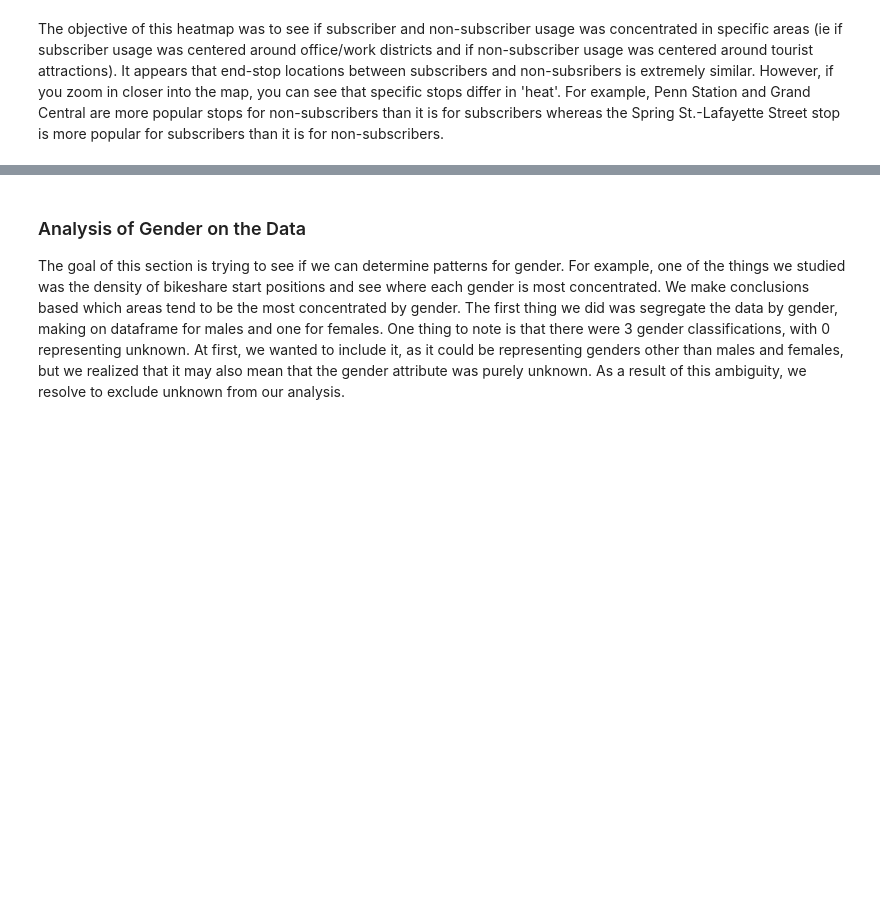
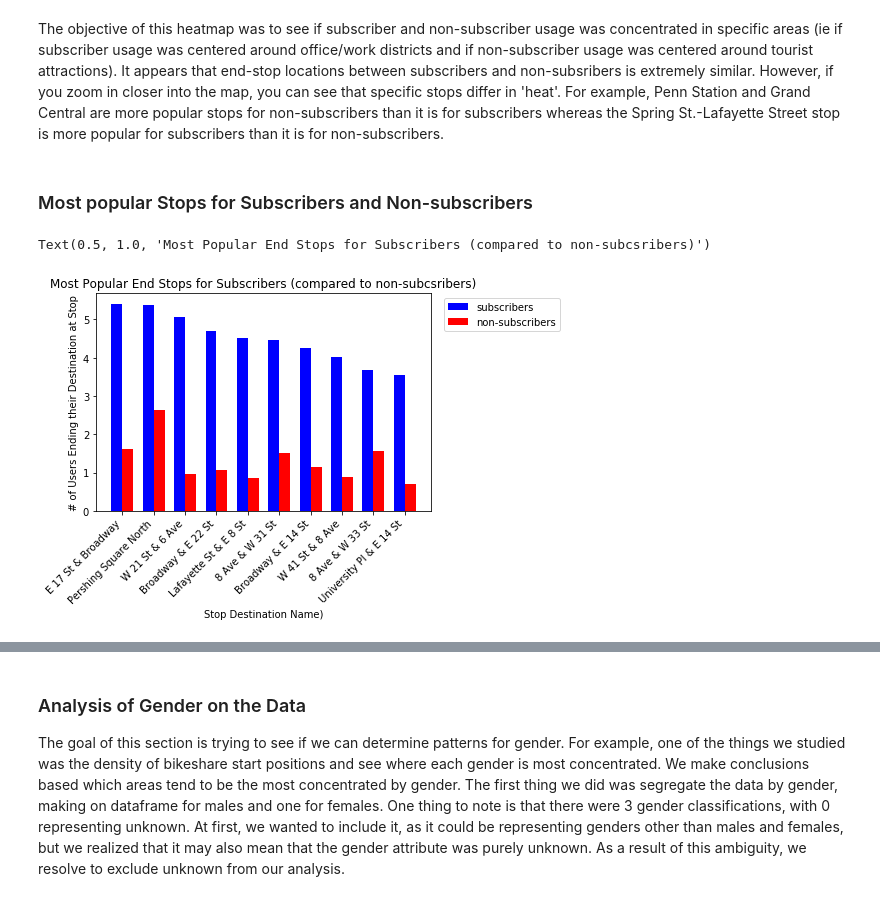
Before and after one commit to arunsrinivas20/arunsrinivas20.github.io, a Jupyter notebook: Andrew_Arun_Matt_CMSC320_Final.ipynb, the cells around one changed output, grey strips where cells are left out. Saved outputs shown, nothing was run; the diff lists cells and outputs as text; code cells hidden in the pictures; blank space fills up the shorter version.

```diff
--- a/Andrew_Arun_Matt_CMSC320_Final.ipynb
+++ b/Andrew_Arun_Matt_CMSC320_Final.ipynb
@@ -608,3 +688,49 @@ map_osm
 [interactive output not drawn]
 # %% [markdown]
 The objective of this heatmap was to see if subscriber and non-subscriber usage was concentrated in specific areas (ie if subscriber usage was centered around office/work districts and if non-subscriber usage was centered around tourist attractions). It appears that end-stop locations between subscribers and non-subsribers is extremely similar. However, if you zoom in closer into the map, you can see that specific stops differ in 'heat'. For example, Penn Station and Grand Central are more popular stops for non-subscribers than it is for subscribers whereas the Spring St.-Lafayette Street stop is more popular for subscribers than it is for non-subscribers.
+# %% [markdown]
+### Most popular Stops for Subscribers and Non-subscribers
+# %%
+sub_pop = {}
+sub_pop_cust = {}
+
+cust_pop = {}
+cust_pop_sub = {}
+
+# Getting the frequency of each end stop sorted by most frequent
+cust_pop = customers['end station name'].value_counts()
+sub_pop = subscribers['end station name'].value_counts()
+
+#Standardizing data
+mean_sub = statistics.mean(list(sub_pop))
+stdev_sub = statistics.stdev(list(sub_pop))
+std_sub_vals = [(x,(sub_pop[x] - mean_sub)/stdev_sub) for x in sub_pop.keys()]
+
+mean_cust = statistics.mean(list(cust_pop))
+stdev_cust = statistics.stdev(list(cust_pop))
+std_cust_vals = [(x, (cust_pop[x] - mean_cust)/stdev_cust) for x in cust_pop.keys()]
+
+# Getting the NON-subscriber frequency of the top 10 subscriber stops
+for tup in std_cust_vals[:10]:
+    cust_pop_sub[tup[0]] = list(filter(lambda x: tup[0] == x[0], std_sub_vals))[0][1]
+
+# Getting the SUBSCRIBER frequency of the top 10 NON-subscriber stops
+for tup in std_sub_vals[:10]:
+    sub_pop_cust[tup[0]] = list(filter(lambda x: tup[0] == x[0], std_cust_vals))[0][1]
+# %%
+fig = plt.figure()
+ax = fig.add_subplot(111)
+
+N = 10
+ind = np.arange(N)
+
+ax.bar(ind, [x[1] for x in std_sub_vals[:10]], width = 0.35, label='subscribers', align='center', color = 'b')
+ax.bar(ind + 0.35, list(sub_pop_cust.values()), width = 0.35, label='non-subscribers', align='center', color = 'r')
+plt.xticks(ind + 0.35 / 2, list(sub_pop[:10].keys()), rotation = 45, ha='right')
+plt.legend(loc='upper right', bbox_to_anchor=(1.4, 1))
+plt.xlabel('Stop Destination Name)')
+plt.ylabel('# of Users Ending their Destination at Stop')
+plt.title('Most Popular End Stops for Subscribers (compared to non-subcsribers)')
+# %% [output]
+Text(0.5, 1.0, 'Most Popular End Stops for Subscribers (compared to non-subcsribers)')
+[figure, added]
```
Also changed, not shown: parts of 8 cells of this notebook.
